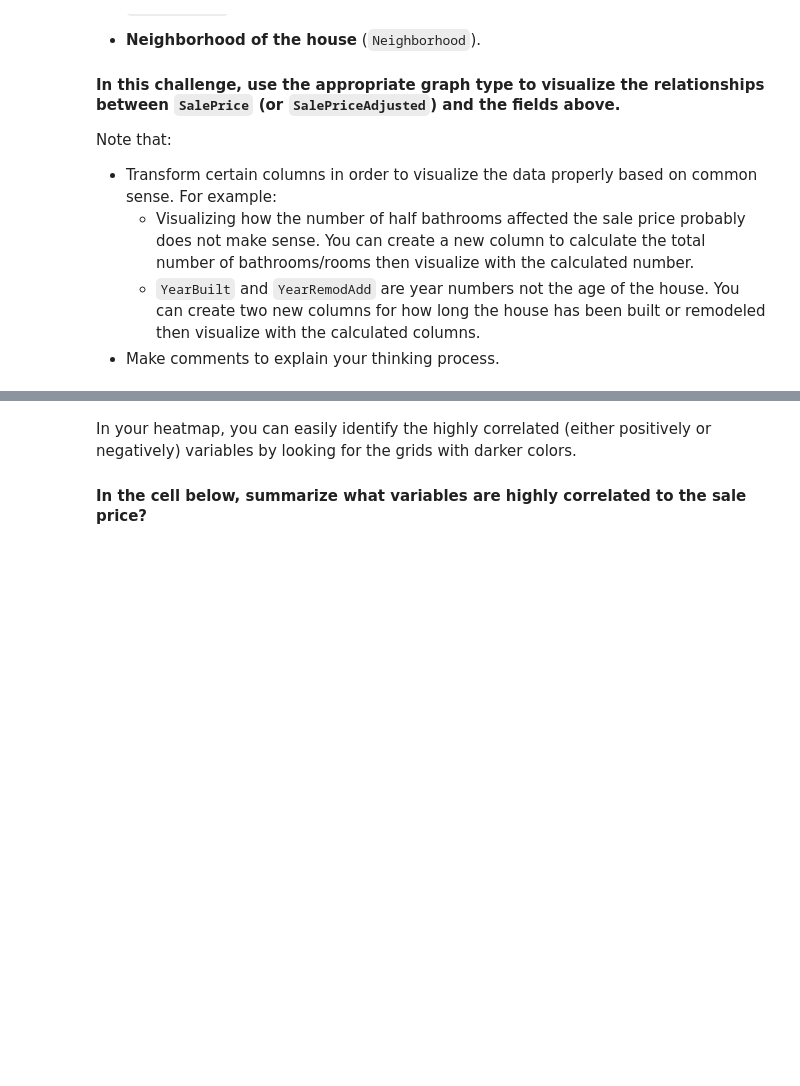
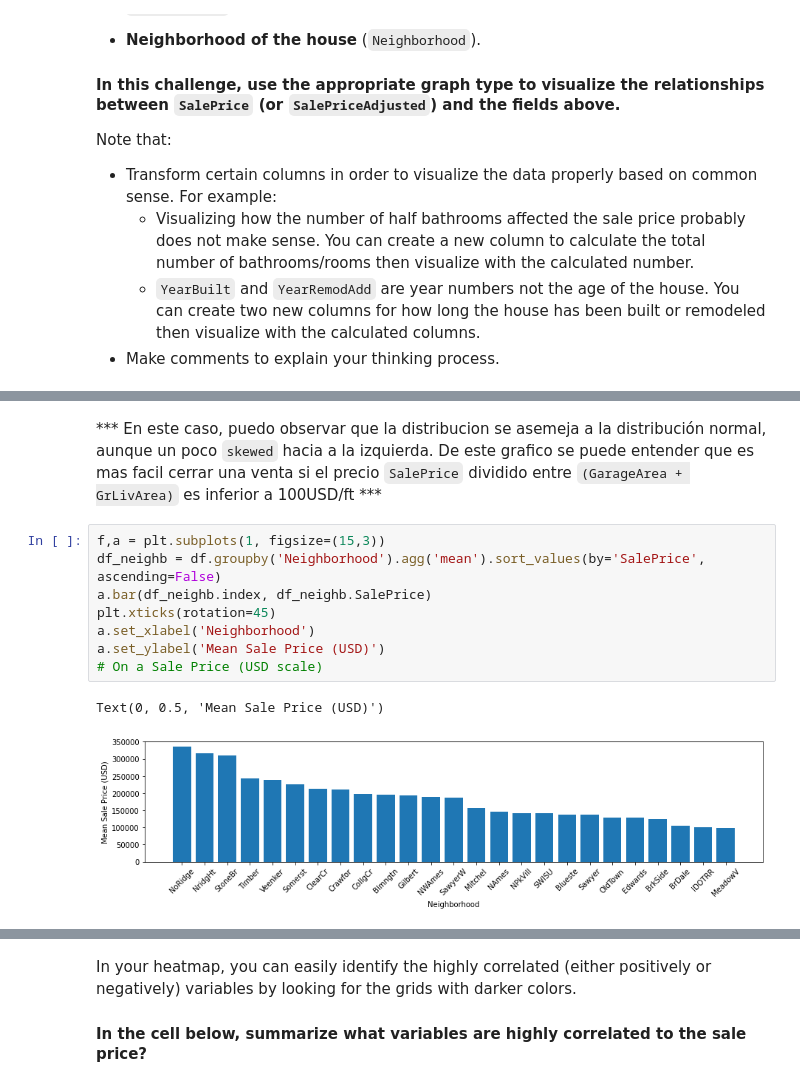
Before and after one commit to rihp/datamad0320, a Jupyter notebook: module-2/lab-storytelling-data-visualization/your-code/main.ipynb, the cells around one changed output, grey strips where cells are left out. Saved outputs shown, nothing was run; the diff lists cells and outputs as text; blank space fills up the shorter version.

```diff
--- a/module-2/lab-storytelling-data-visualization/your-code/main.ipynb
+++ b/module-2/lab-storytelling-data-visualization/your-code/main.ipynb
@@ -161,0 +178,13 @@ Note that:
+# %% [markdown]
+*** En este caso, puedo observar que la distribucion se asemeja a la distribución normal, aunque un poco `skewed` hacia a la izquierda. De este grafico se puede entender que es mas facil cerrar una venta si el precio `SalePrice` dividido entre `(GarageArea + GrLivArea)` es inferior a 100USD/ft ***
+# %%
+f,a = plt.subplots(1, figsize=(15,3))
+df_neighb = df.groupby('Neighborhood').agg('mean').sort_values(by='SalePrice', ascending=False)
+a.bar(df_neighb.index, df_neighb.SalePrice)
+plt.xticks(rotation=45)
+a.set_xlabel('Neighborhood')
+a.set_ylabel('Mean Sale Price (USD)')
+# On a Sale Price (USD scale)
+# %% [output]
+Text(0, 0.5, 'Mean Sale Price (USD)')
+[figure, added]
```
Also changed, not shown: parts of 18 cells of this notebook.
